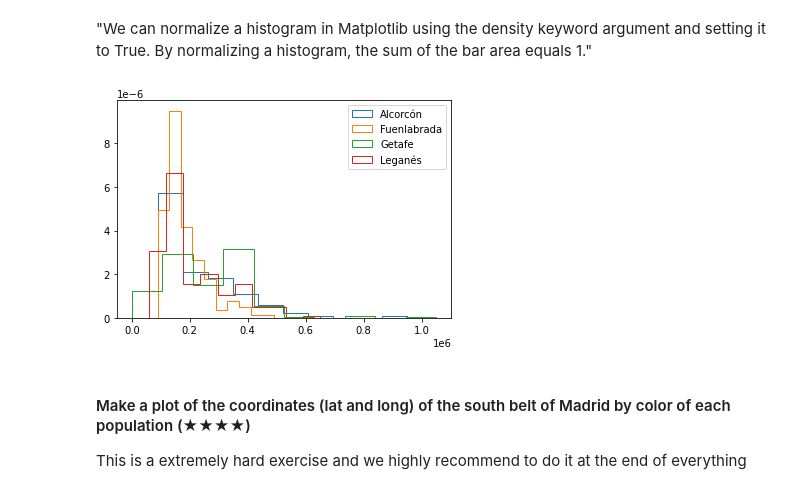
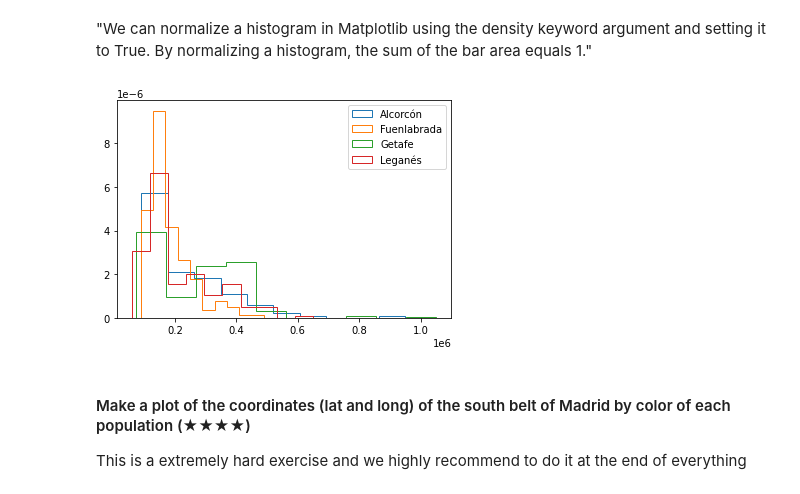
Before and after one commit to martina-nu/4geeks-prework-finalprojectv2, a Jupyter notebook: project.ipynb, the cells around one changed output. Saved outputs shown, nothing was run; the diff lists cells and outputs as text; code cells hidden in the pictures.

```diff
--- a/project.ipynb
+++ b/project.ipynb
@@ -319,20 +307,21 @@ Name: price, dtype: int64
 # %% [markdown]
 "We can normalize a histogram in Matplotlib using the density keyword argument and setting it to True. By normalizing a histogram, the sum of the bar area equals 1."
 # %%
-alcorcon= df[df.level5 == "Alcorcón"]
-fuenlabrada= df[df.level5 == "Fuenlabrada"]
-getafe = df[df.level5 == "Getafe"]
-leganes = df[df.level5 == "Leganés"]
+
+alcorcon= south_belt[south_belt.level5 == "Alcorcón"]
+fuenlabrada= south_belt[south_belt.level5 == "Fuenlabrada"]
+getafe = south_belt[south_belt.level5 == "Getafe"]
+leganes = south_belt[south_belt.level5 == "Leganés"]
 
 fig,ax = plt.subplots()
 ax.hist(alcorcon["price"], label="Alcorcón", histtype="step", density=True)
 ax.hist(fuenlabrada["price"], label="Fuenlabrada", histtype="step", density=True)
 ax.hist(getafe["price"], label="Getafe", histtype="step", density=True)
 ax.hist(leganes["price"], label="Leganés", histtype="step", density=True)
 plt.legend()
 plt.show()
 # %% [output]
-[figure, old version]
+[figure, new version]
 # %% [markdown]
 #### Make a plot of the coordinates (lat and long) of the south belt of Madrid by color of each population (★★★★)
 This is a extremely hard exercise and we highly recommend to do it at the end of everything
```
Also changed, not shown: parts of 17 cells of this notebook.
